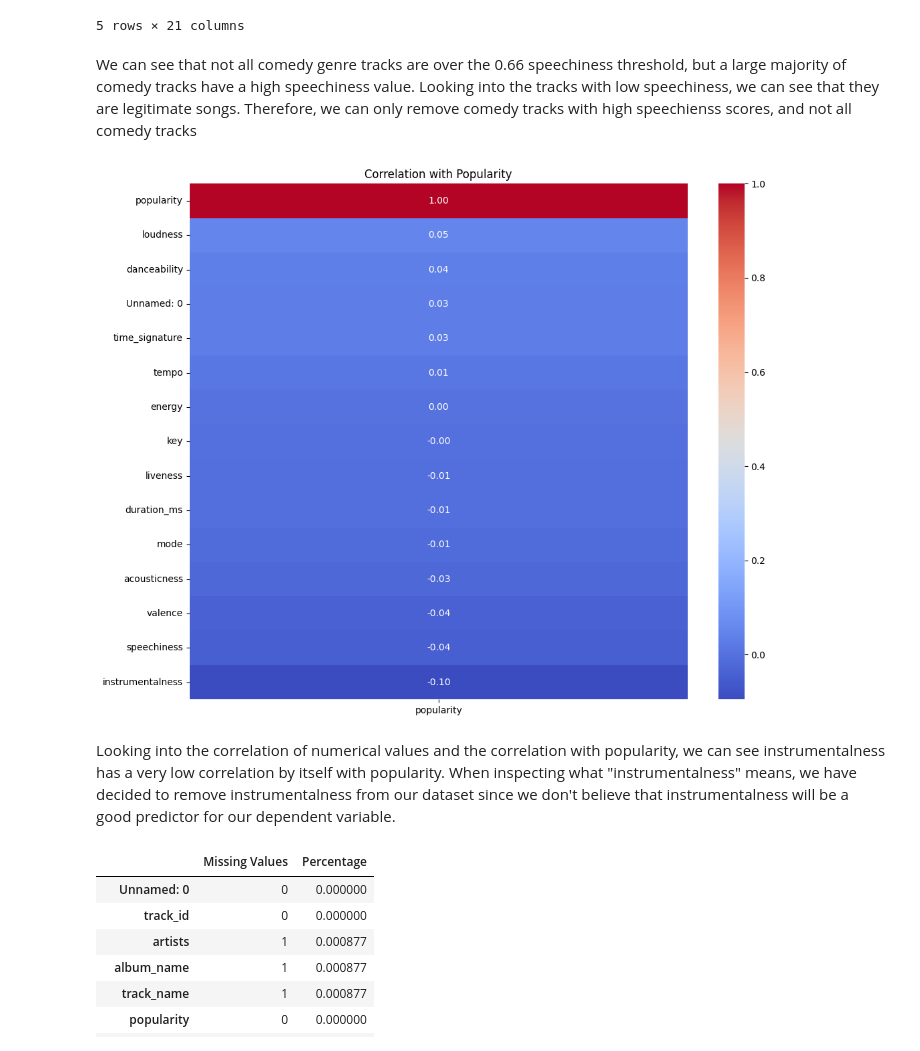
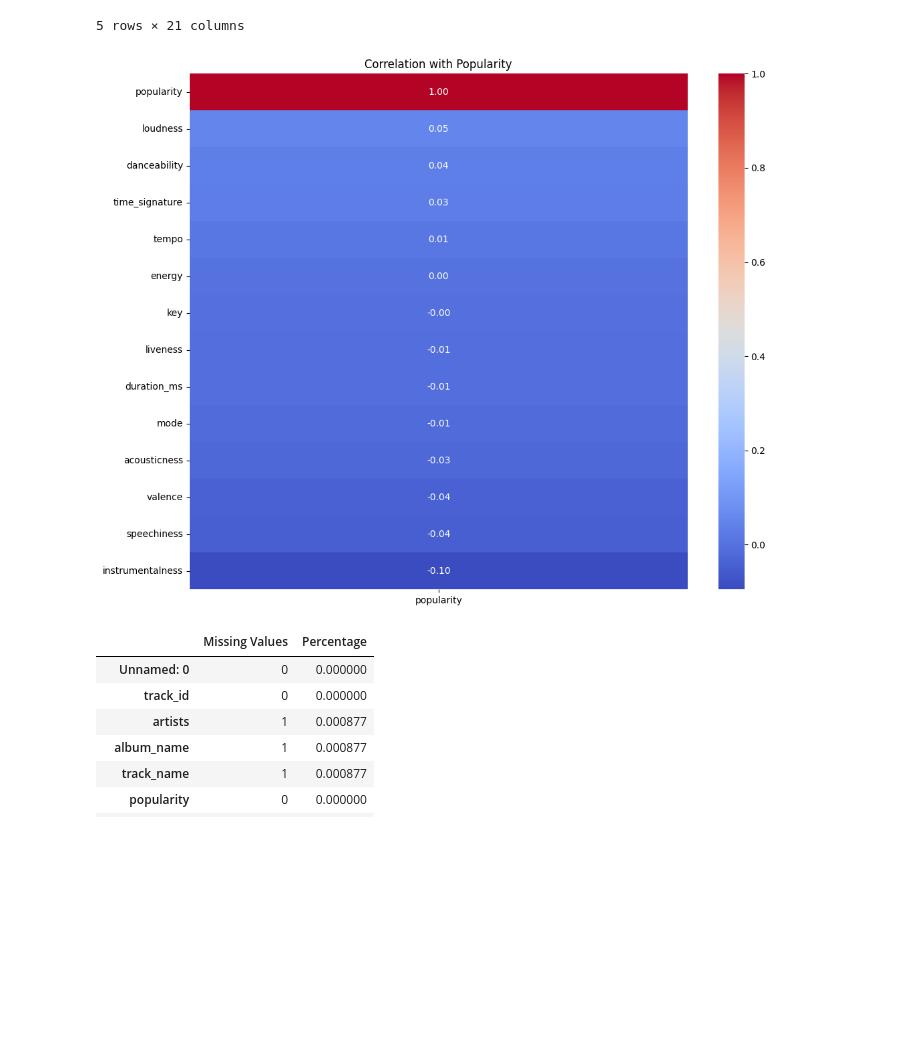
Before and after one commit to will-mccormack/CS-M148-Proj, a Jupyter notebook: Week_2_Spotify_Data_Cleaning_and_EDA.ipynb, the cells around one changed output. Saved outputs shown, nothing was run; the diff lists cells and outputs as text; code cells hidden in the pictures; blank space fills up the shorter version.

```diff
--- a/Week_2_Spotify_Data_Cleaning_and_EDA.ipynb
+++ b/Week_2_Spotify_Data_Cleaning_and_EDA.ipynb
@@ -85,21 +79,18 @@ comedy_tracks[comedy_tracks['speechiness'] < 0.3].head(5)
 | 18005 | 18005 | 7MkysLvt3L8UFji2PceoFU | Lil Dicky;Brendon Urie | Professional Rapper | Molly (feat. Brendon Urie of Pani... | 66 | 244339 | True | ... |
 | 18006 | 18006 | 1TkWsnheqK0gBtvh07BtNX | Lil Dicky;Fetty Wap;Rich Homie Quan | Professional Rapper | $ave Dat Money (feat. Fetty Wap &... | 64 | 290835 | True | ... |
 5 rows × 21 columns
-# %% [markdown]
-We can see that not all comedy genre tracks are over the 0.66 speechiness threshold, but a large majority of comedy tracks have a high speechiness value. Looking into the tracks with low speechiness, we can see that they are legitimate songs. Therefore, we can only remove comedy tracks with high speechienss scores, and not all comedy tracks
 # %%
 import seaborn as sns
 
 numerical_cols = raw_data.select_dtypes(include=np.number).columns.tolist()
+numerical_cols.remove('Unnamed: 0') # Exclude 'Unnamed: 0' as requested
 
 correlation_matrix = raw_data[numerical_cols].corr()
 
 plt.figure(figsize=(12, 10))
 sns.heatmap(correlation_matrix[['popularity']].sort_values(by='popularity', ascending=False), annot=True, cmap='coolwarm', fmt=".2f")
 plt.title('Correlation with Popularity')
 plt.show()
 # %% [output]
-[figure, old version]
+[figure, new version]
-# %% [markdown]
-Looking into the correlation of numerical values and the correlation with popularity, we can see instrumentalness has a very low correlation by itself with popularity. When inspecting what "instrumentalness" means, we have decided to remove instrumentalness from our dataset since we don't believe that instrumentalness will be a good predictor for our dependent variable.
 # %%
```
Also changed, not shown: parts of 11 cells of this notebook.
